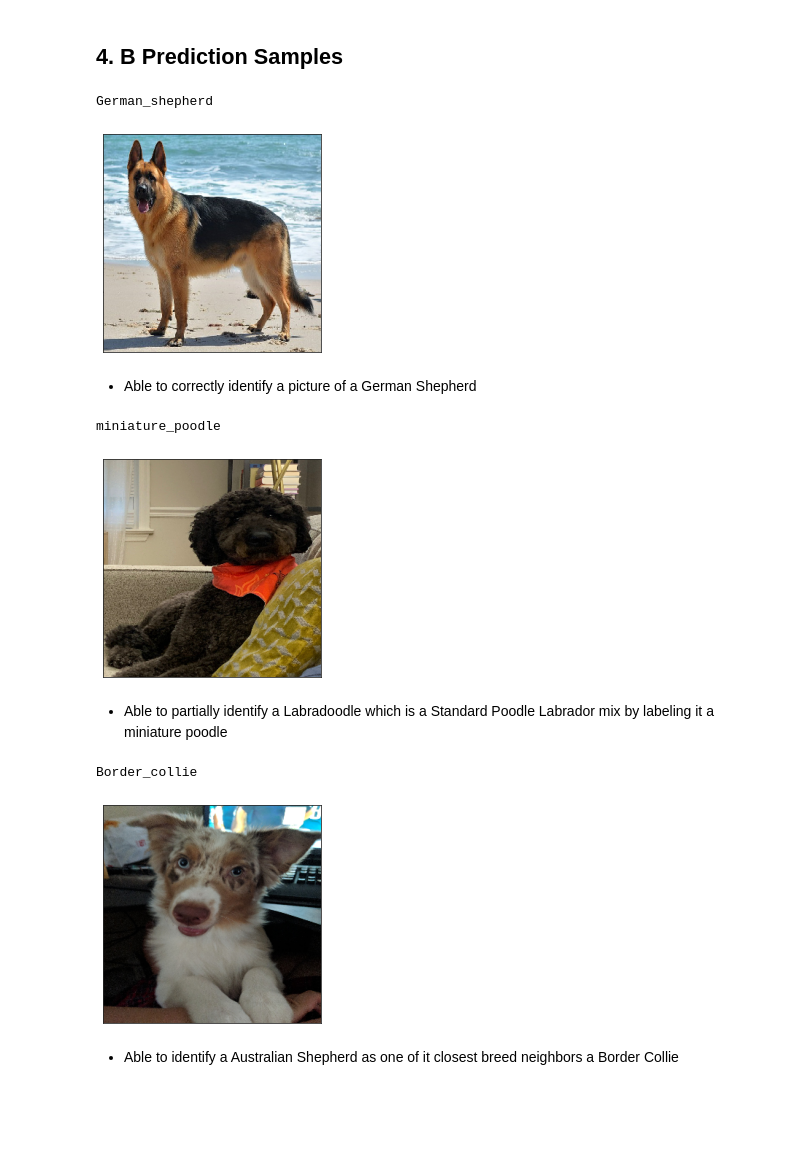
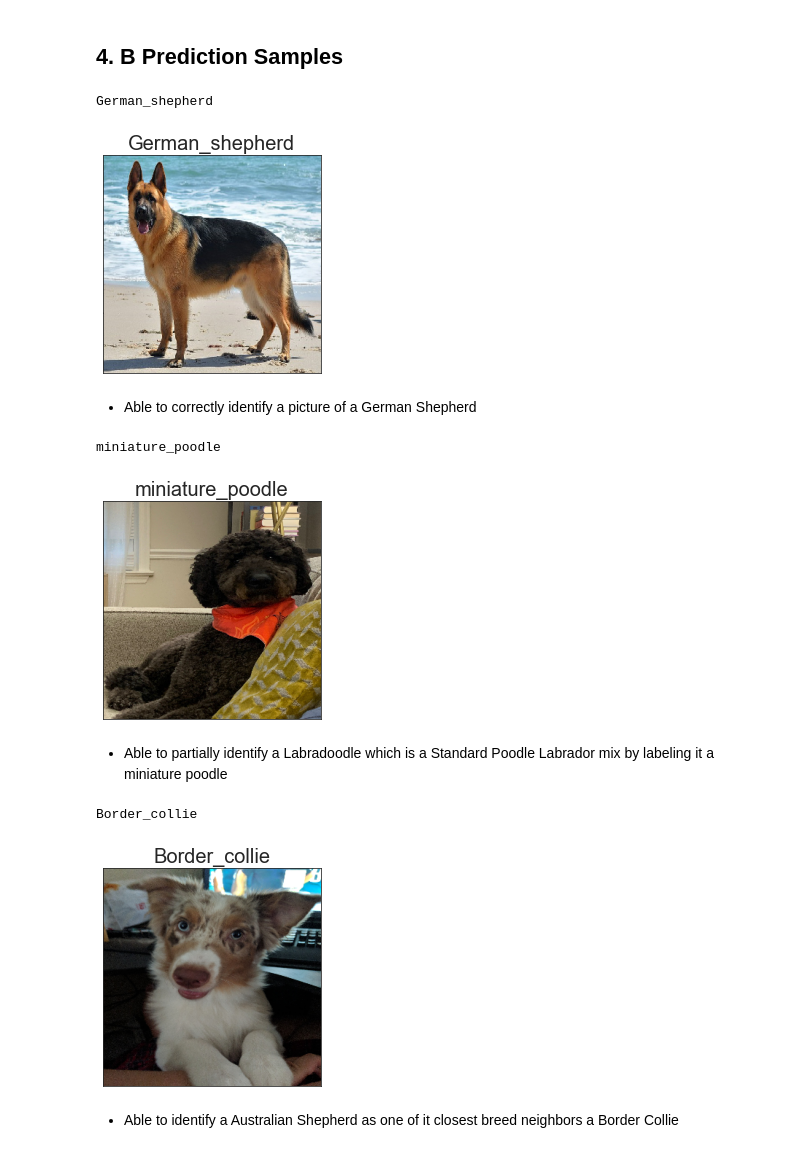
Before and after one commit to anguyen61191/Stanford-Dog-Dataset-Image-Classification, a Jupyter notebook: StanfordDogDataImageClassification.ipynb, the cells around one changed output. Saved outputs shown, nothing was run; the diff lists cells and outputs as text; code cells hidden in the pictures; blank space fills up the shorter version.

Commit message:
Fixing Images rearranging folders

```diff
--- a/StanfordDogDataImageClassification.ipynb
+++ b/StanfordDogDataImageClassification.ipynb
@@ -938,22 +938,23 @@ INFO:tensorflow:Assets written to: Model/assets
 # %%
 img_path = ("TestImages/German_Shepherd.jpg")
 
 img = image.load_img(img_path, target_size=(299, 299))
 
 img_array = image.img_to_array(img)
 img_batch = np.expand_dims(img_array, axis=0)
 
 img_preprocessed = preprocess_input(img_batch)
 
 plt.imshow(img)
+plt.title(filtered_breeds[np.argmax(model.predict(img_preprocessed))], size = 20)
 plt.xticks([])
 plt.yticks([])
 
 print(filtered_breeds[np.argmax(model.predict(img_preprocessed))])
 plt.savefig('Images/GermanShepherdPrediction.png', bbox_inches = "tight")
 # %% [output]
 German_shepherd
-[figure, old version]
+[figure, new version]
 # %% [markdown]
 - Able to correctly identify a picture of a German Shepherd
 # %%
@@ -967,6 +968,7 @@ img_batch = np.expand_dims(img_array, axis=0)
 img_preprocessed = preprocess_input(img_batch)
 
 plt.imshow(img)
+plt.title(filtered_breeds[np.argmax(model.predict(img_preprocessed))], size = 20)
 plt.xticks([])
 plt.yticks([])
 
@@ -974,7 +976,7 @@ print(filtered_breeds[np.argmax(model.predict(img_preprocessed))])
 plt.savefig('Images/ZukoPrediction.png', bbox_inches = "tight")
 # %% [output]
 miniature_poodle
-[figure, old version]
+[figure, new version]
 # %% [markdown]
 - Able to partially identify a Labradoodle which is a Standard Poodle Labrador mix by labeling it a miniature poodle
 # %%
@@ -988,6 +990,7 @@ img_batch = np.expand_dims(img_array, axis=0)
 img_preprocessed = preprocess_input(img_batch)
 
 plt.imshow(img)
+plt.title(filtered_breeds[np.argmax(model.predict(img_preprocessed))], size = 20)
 plt.xticks([])
 plt.yticks([])
 
@@ -995,7 +998,7 @@ print(filtered_breeds[np.argmax(model.predict(img_preprocessed))])
 plt.savefig('Images/GingerPrediction.png', bbox_inches = "tight")
 # %% [output]
 Border_collie
-[figure, old version]
+[figure, new version]
 # %% [markdown]
 - Able to identify a Australian Shepherd as one of it closest breed neighbors a Border Collie
 # %%
```
Also changed, not shown: parts of 11 cells of this notebook, 10 other files.
